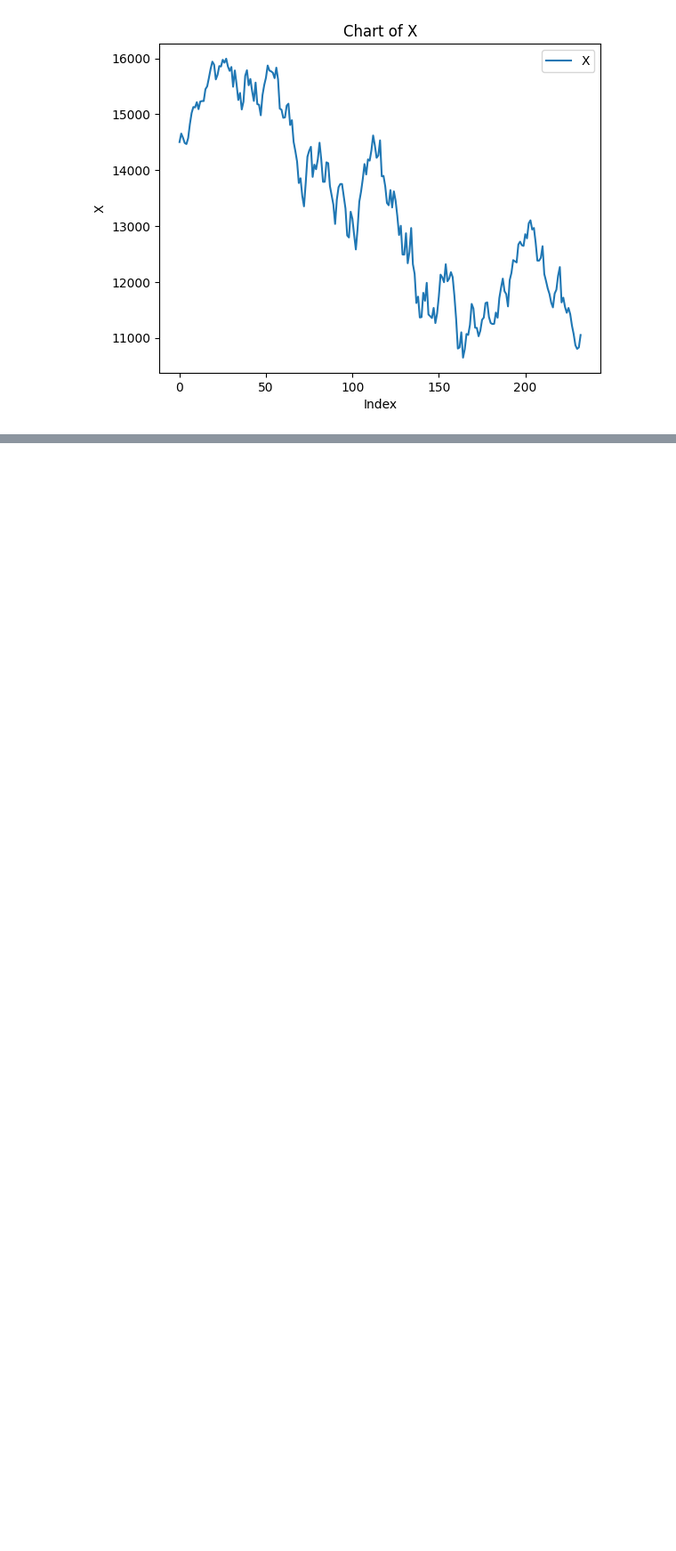
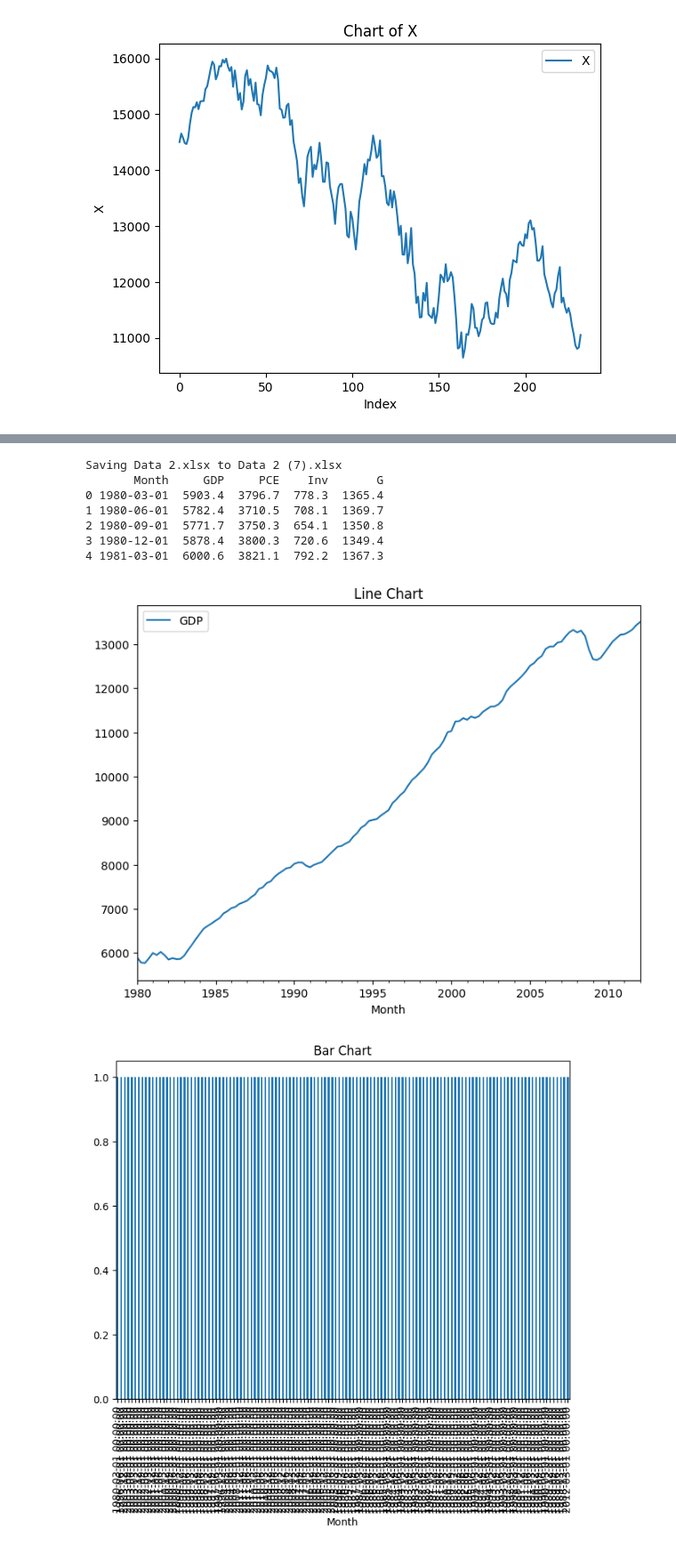
Before and after one commit to NanaShi929/GBS_Winter_School, a Jupyter notebook: GBS_Winter_School.ipynb, the cells around one changed output, grey strips where cells are left out. Shown at 89% size. Saved outputs shown, nothing was run; the diff lists cells and outputs as text; code cells hidden in the pictures; blank space fills up the shorter version.

```diff
--- a/GBS_Winter_School.ipynb
+++ b/GBS_Winter_School.ipynb
@@ -153,0 +518,61 @@ except Exception as e:
+# %%
+# prompt: code to genate 5 different types of charts using uploaded file
+
+from google.colab import files
+import pandas as pd
+import io
+import matplotlib.pyplot as plt
+import seaborn as sns
+
+uploaded = files.upload()
+
+for fn in uploaded.keys():
+  if fn.endswith(('.xls', '.xlsx')):
+    try:
+      df = pd.read_excel(io.BytesIO(uploaded[fn]))
+      print(df.head())
+
+      # 1. Line Chart
+      plt.figure(figsize=(8, 6))
+      if len(df.columns) > 1:
+        df.plot(x=df.columns[0], y=df.columns[1], kind='line', ax=plt.gca()) # Assuming first column is x-axis, second column is y
+      else:
+        df.plot(y=df.columns[0], kind='line', ax=plt.gca())
+      plt.title('Line Chart')
+      plt.show()
+
+      # 2. Bar Chart
+      plt.figure(figsize=(8, 6))
+      df[df.columns[0]].value_counts().plot(kind='bar')  # Assuming the first column is categorical
+      plt.title('Bar Chart')
+      plt.show()
+
+      # 3. Histogram
+      plt.figure(figsize=(8, 6))
+      df.hist(column=df.columns[1])
+      plt.title('Histogram')
+      plt.show()
+
+
+      # 4. Scatter Plot
+      plt.figure(figsize=(8, 6))
+      if len(df.columns) > 1:
+          plt.scatter(df[df.columns[0]], df[df.columns[1]])
+          plt.xlabel(df.columns[0])
+          plt.ylabel(df.columns[1])
+      plt.title('Scatter Plot')
+      plt.show()
+
+      # 5. Box Plot
+      plt.figure(figsize=(8, 6))
+      if len(df.columns) > 0:
+        df.boxplot(column=df.columns[1])  # Create box plot for second column
+        plt.title('Box Plot')
+        plt.show()
+
+    except Exception as e:
+      print(f"Error reading or processing the Excel file: {e}")
+    break  # Process only the first Excel file
+  else:
+    print(f"Uploaded file '{fn}' is not an Excel file.")
+# %% [output]
@@ -153,0 +580,9 @@ except Exception as e:
+Saving Data 2.xlsx to Data 2 (7).xlsx
+       Month     GDP     PCE    Inv       G
+0 1980-03-01  5903.4  3796.7  778.3  1365.4
+1 1980-06-01  5782.4  3710.5  708.1  1369.7
+2 1980-09-01  5771.7  3750.3  654.1  1350.8
+3 1980-12-01  5878.4  3800.3  720.6  1349.4
+4 1981-03-01  6000.6  3821.1  792.2  1367.3
+[figure, added]
+[figure, added]
```
Also changed, not shown: parts of 11 cells of this notebook.
